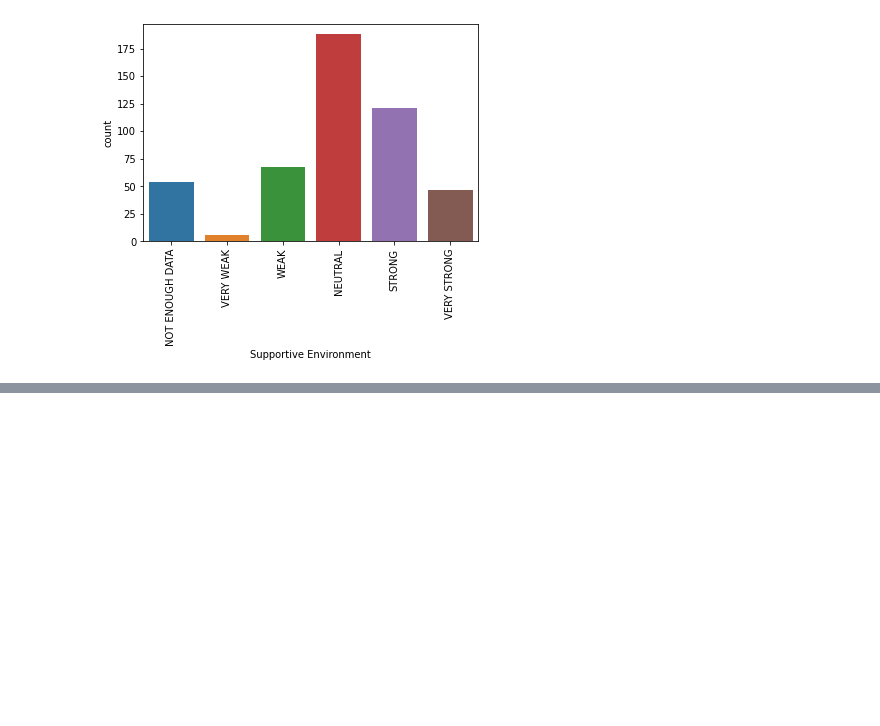
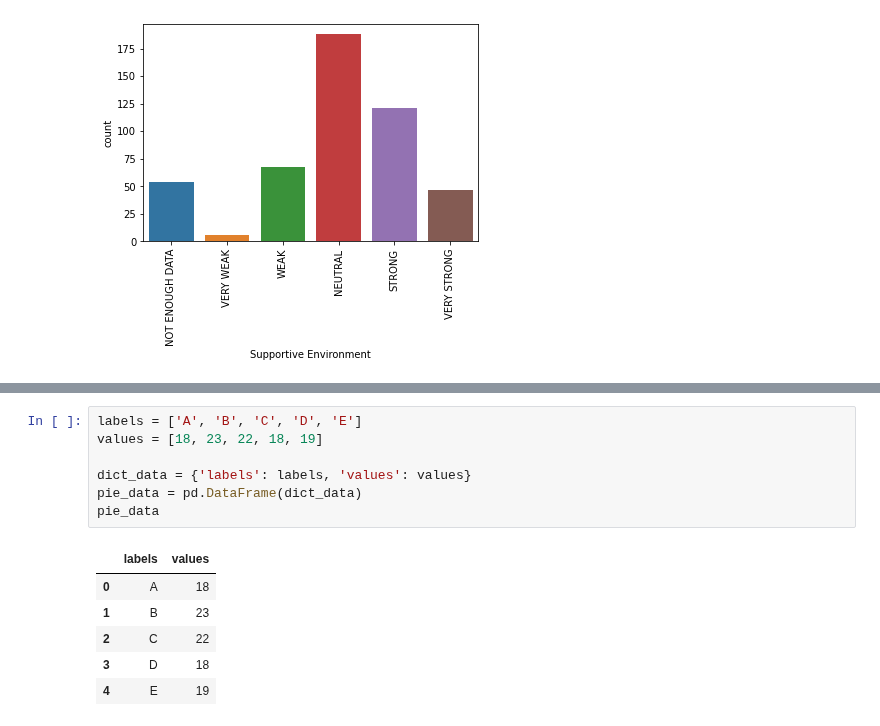
Before and after one commit to joeelorm/Data_Science, a Jupyter notebook: Visualizing Categorical Data.ipynb, the cells around one changed output, grey strips where cells are left out. Drawn from its saved outputs; the diff is of its cells as text; blank space fills up the shorter version.

```diff
--- a/Visualizing Categorical Data.ipynb
+++ b/Visualizing Categorical Data.ipynb
@@ -61,0 +92,14 @@ plt.show()
+# %%
+labels = ['A', 'B', 'C', 'D', 'E']
+values = [18, 23, 22, 18, 19]
+
+dict_data = {'labels': labels, 'values': values}
+pie_data = pd.DataFrame(dict_data)
+pie_data
+# %% [output]
+|  | labels | values |
+| 0 | A | 18 |
+| 1 | B | 23 |
+| 2 | C | 22 |
+| 3 | D | 18 |
+| 4 | E | 19 |
```
Also changed, not shown: parts of 8 cells of this notebook.
